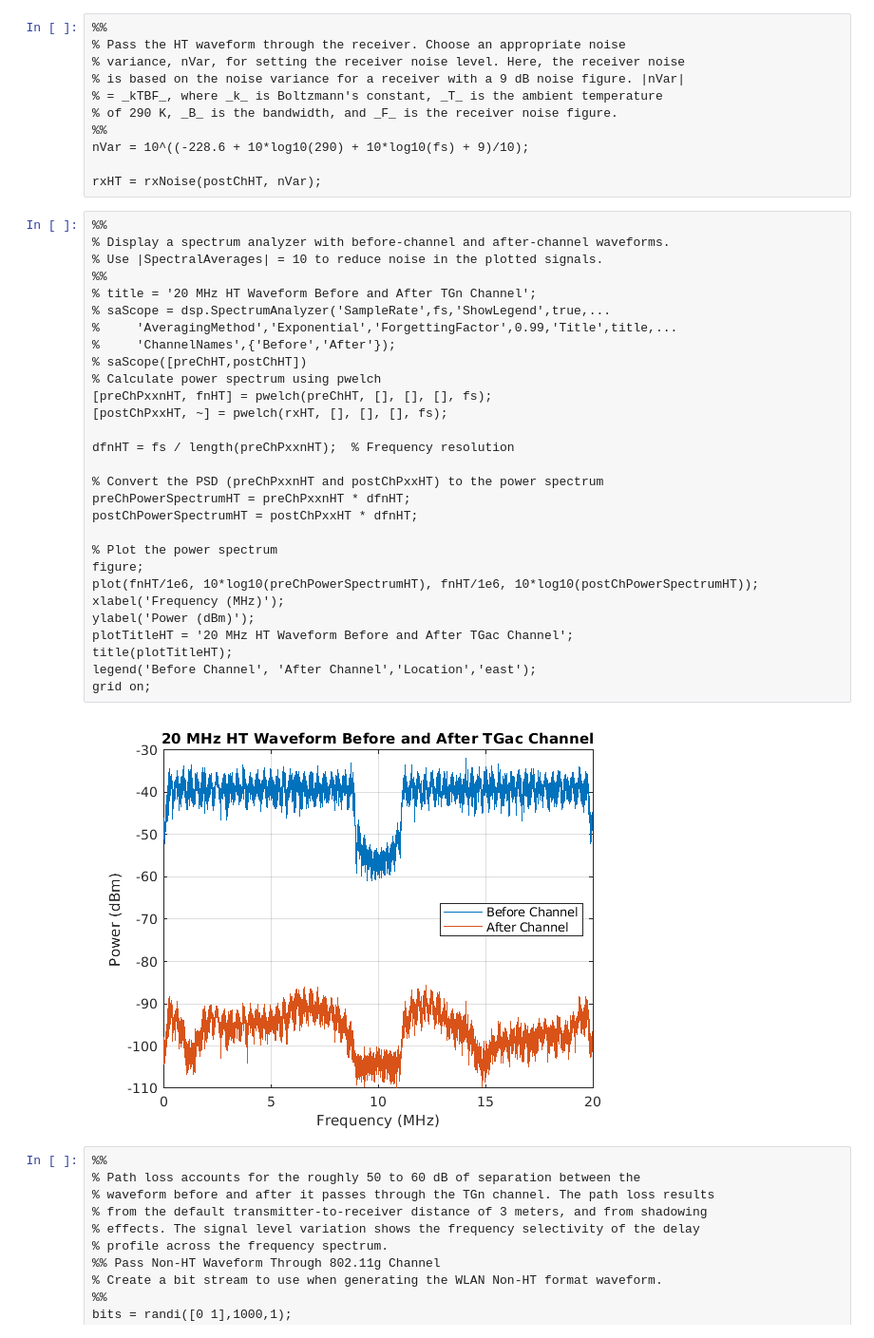
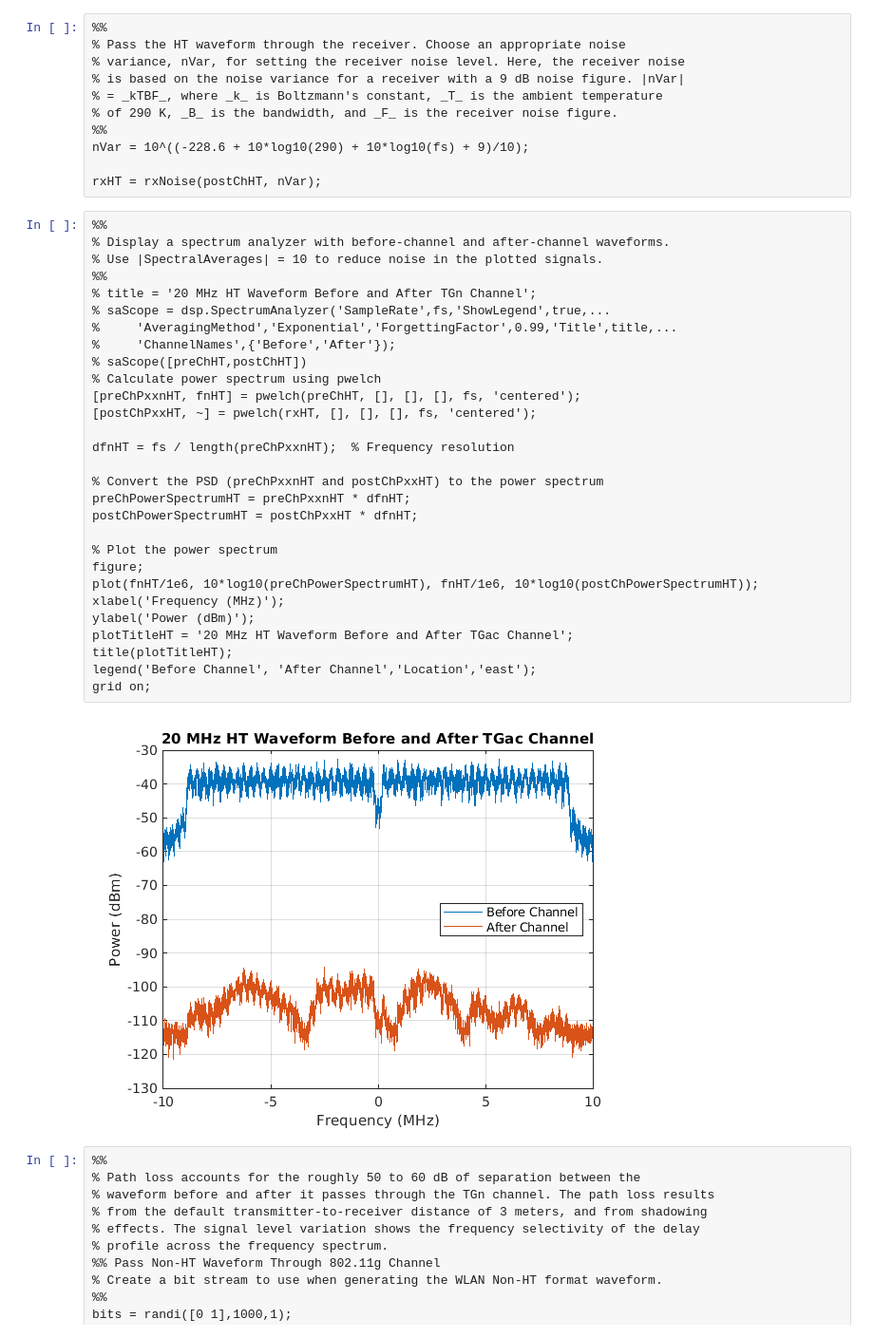
Before and after one commit to huhanwj/IERG6130-simulation, a Jupyter notebook: IERG6130-Simulation-Logbook.ipynb, the cells around one changed output. Shown at 95% size. Drawn from its saved outputs; the diff is of its cells as text.

```diff
--- a/IERG6130-Simulation-Logbook.ipynb
+++ b/IERG6130-Simulation-Logbook.ipynb
@@ -924,34 +924,34 @@ rxHT = rxNoise(postChHT, nVar);
 # %%
 %%
 % Display a spectrum analyzer with before-channel and after-channel waveforms.
 % Use |SpectralAverages| = 10 to reduce noise in the plotted signals.
 %%
 % title = '20 MHz HT Waveform Before and After TGn Channel';
 % saScope = dsp.SpectrumAnalyzer('SampleRate',fs,'ShowLegend',true,...
 %     'AveragingMethod','Exponential','ForgettingFactor',0.99,'Title',title,...
 %     'ChannelNames',{'Before','After'});
 % saScope([preChHT,postChHT])
 % Calculate power spectrum using pwelch
-[preChPxxnHT, fnHT] = pwelch(preChHT, [], [], [], fs);
-[postChPxxHT, ~] = pwelch(rxHT, [], [], [], fs);
+[preChPxxnHT, fnHT] = pwelch(preChHT, [], [], [], fs, 'centered');
+[postChPxxHT, ~] = pwelch(rxHT, [], [], [], fs, 'centered');
 
 dfnHT = fs / length(preChPxxnHT);  % Frequency resolution
 
 % Convert the PSD (preChPxxnHT and postChPxxHT) to the power spectrum
 preChPowerSpectrumHT = preChPxxnHT * dfnHT;
 postChPowerSpectrumHT = postChPxxHT * dfnHT;
 
 % Plot the power spectrum
 figure;
 plot(fnHT/1e6, 10*log10(preChPowerSpectrumHT), fnHT/1e6, 10*log10(postChPowerSpectrumHT));
 xlabel('Frequency (MHz)');
 ylabel('Power (dBm)');
 plotTitleHT = '20 MHz HT Waveform Before and After TGac Channel';
 title(plotTitleHT);
 legend('Before Channel', 'After Channel','Location','east');
 grid on;
 # %% [output]
-[figure, old version]
+[figure, new version]
 # %%
 %%
 % Path loss accounts for the roughly 50 to 60 dB of separation between the
```
Also changed, not shown: parts of 5 cells of this notebook.
